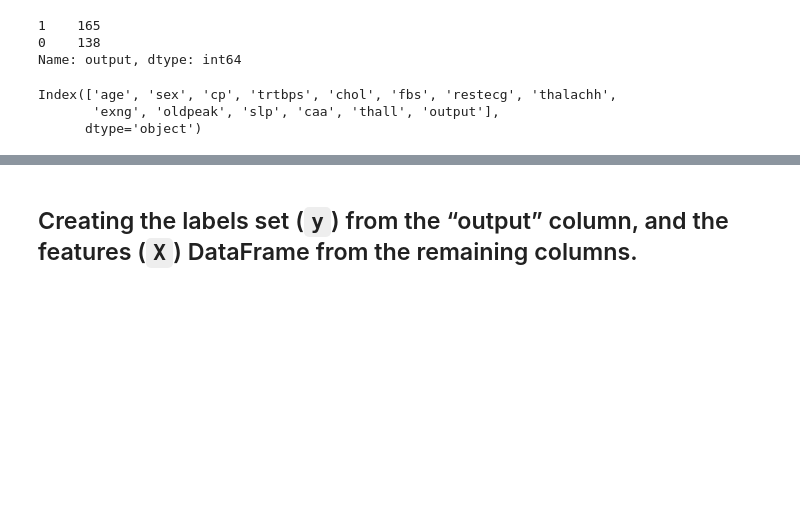
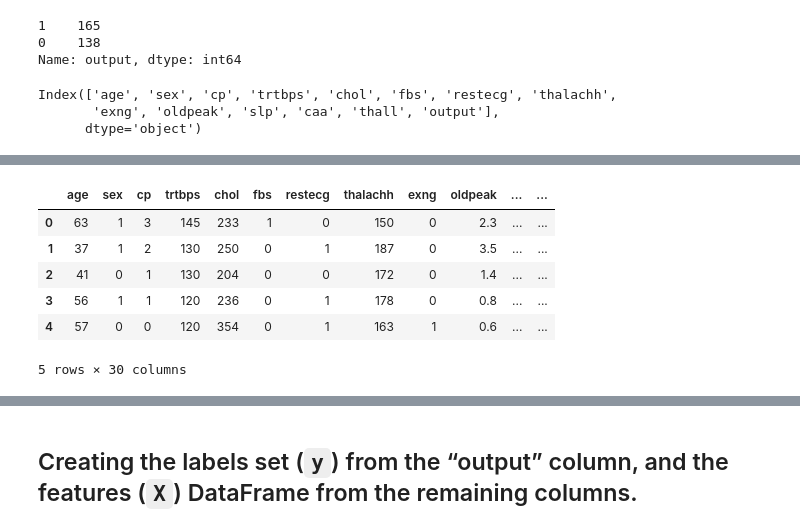
Before and after one commit to SandraBotica/ML_Project_4, a Jupyter notebook: heart.ipynb, the cells around one changed output, grey strips where cells are left out. Saved outputs shown, nothing was run; the diff lists cells and outputs as text; code cells hidden in the pictures; blank space fills up the shorter version.

```diff
--- a/heart.ipynb
+++ b/heart.ipynb
@@ -219,0 +238,10 @@ Index(['age', 'sex', 'cp', 'trtbps', 'chol', 'fbs', 'restecg', 'thalachh',
+# %%
+# Creating 5 'bins' for trtbps column
+heart_df['trtbps groups'] = pd.cut(x=heart_df["trtbps"],
+                          bins=[0, 119, 129, 139, 179, 200],
+                          labels = ["bp less than 120",
+                                    "bp between 120 and 129",
+                                    "bp between 130 and 139",
+                                    "bp between 140 and 179",
+                                    "bp 180 or higher"])
+heart_df.head(2)
@@ -219,0 +252,8 @@ Index(['age', 'sex', 'cp', 'trtbps', 'chol', 'fbs', 'restecg', 'thalachh',
+# %%
+# Creating 3 'bins' for chol column
+heart_df['chol groups'] = pd.cut(x=heart_df["chol"],
+                          bins=[0, 199, 239, 564],
+                          labels = ["chol less than 200",
+                                    "chol between 200 and 239",
+                                    "chol 240 or higher"])
+heart_df.head(2)
@@ -219,0 +284,4 @@ Index(['age', 'sex', 'cp', 'trtbps', 'chol', 'fbs', 'restecg', 'thalachh',
+# %%
+# Generate our categorical variable lists
+categorical_list = heart_df.dtypes[heart_df.dtypes == "category"].index.tolist()
+categorical_list
@@ -219,0 +309,14 @@ Index(['age', 'sex', 'cp', 'trtbps', 'chol', 'fbs', 'restecg', 'thalachh',
+# %%
+# Concatenate the `categorical_data` encoded dummies with the DataFrame
+heart_df = pd.concat([heart_df, categorical_encoded], axis=1)
+
+# Display the combined DataFrame.
+heart_df.head()
+# %% [output]
+|  | age | sex | cp | trtbps | chol | fbs | restecg | thalachh | exng | oldpeak | ... | ... |
+| 0 | 63 | 1 | 3 | 145 | 233 | 1 | 0 | 150 | 0 | 2.3 | ... | ... |
+| 1 | 37 | 1 | 2 | 130 | 250 | 0 | 1 | 187 | 0 | 3.5 | ... | ... |
+| 2 | 41 | 0 | 1 | 130 | 204 | 0 | 0 | 172 | 0 | 1.4 | ... | ... |
+| 3 | 56 | 1 | 1 | 120 | 236 | 0 | 1 | 178 | 0 | 0.8 | ... | ... |
+| 4 | 57 | 0 | 0 | 120 | 354 | 0 | 1 | 163 | 1 | 0.6 | ... | ... |
+5 rows × 30 columns
```
Also changed, not shown: parts of 36 cells of this notebook, 1 other file.
